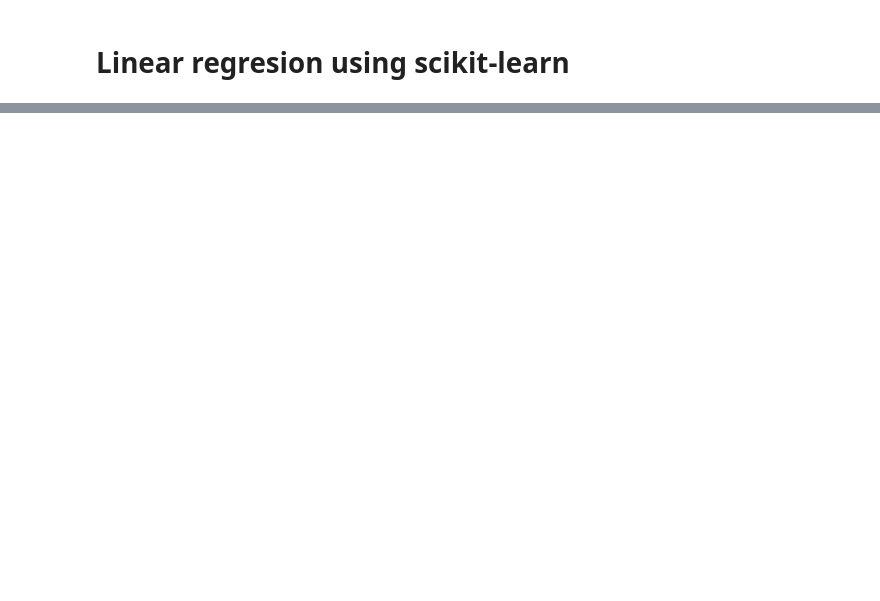
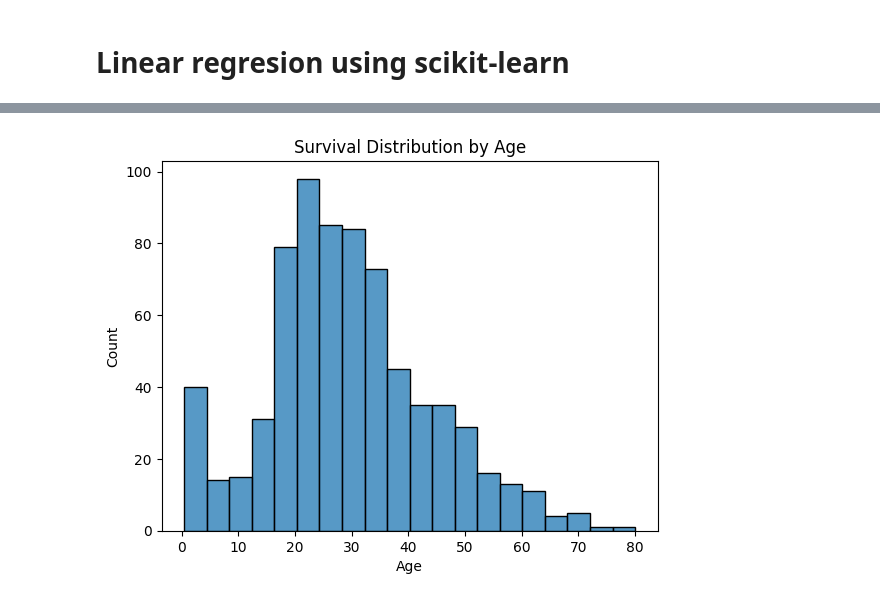
Before and after one commit to Jashwanth-rit/Machine-learning---Hands-on, a Jupyter notebook: Machine_learning_Algorithms.ipynb, the cells around one changed output, grey strips where cells are left out. Cells and saved outputs as stored; diff of their text form; code cells hidden in the pictures; blank space fills up the shorter version.

```diff
--- a/Machine_learning_Algorithms.ipynb
+++ b/Machine_learning_Algorithms.ipynb
@@ -92,0 +130,12 @@ array=[4512 3738 4261 3777 4177 3585 3785 3559 3613 3982 3443 3993 3640 4208
+# %%
+sns.histplot(data=titanic_data, x='Age')
+
+plt.xlabel('Age')
+plt.ylabel('Count')
+plt.title('Survival Distribution by Age')
+plt.show()
+
+
+## Here we get that most of them survived are are in range of 20 to 40 ( youngsters)
+# %% [output]
+[figure, added]
```
Also changed, not shown: parts of 30 cells of this notebook, 2 other files.
